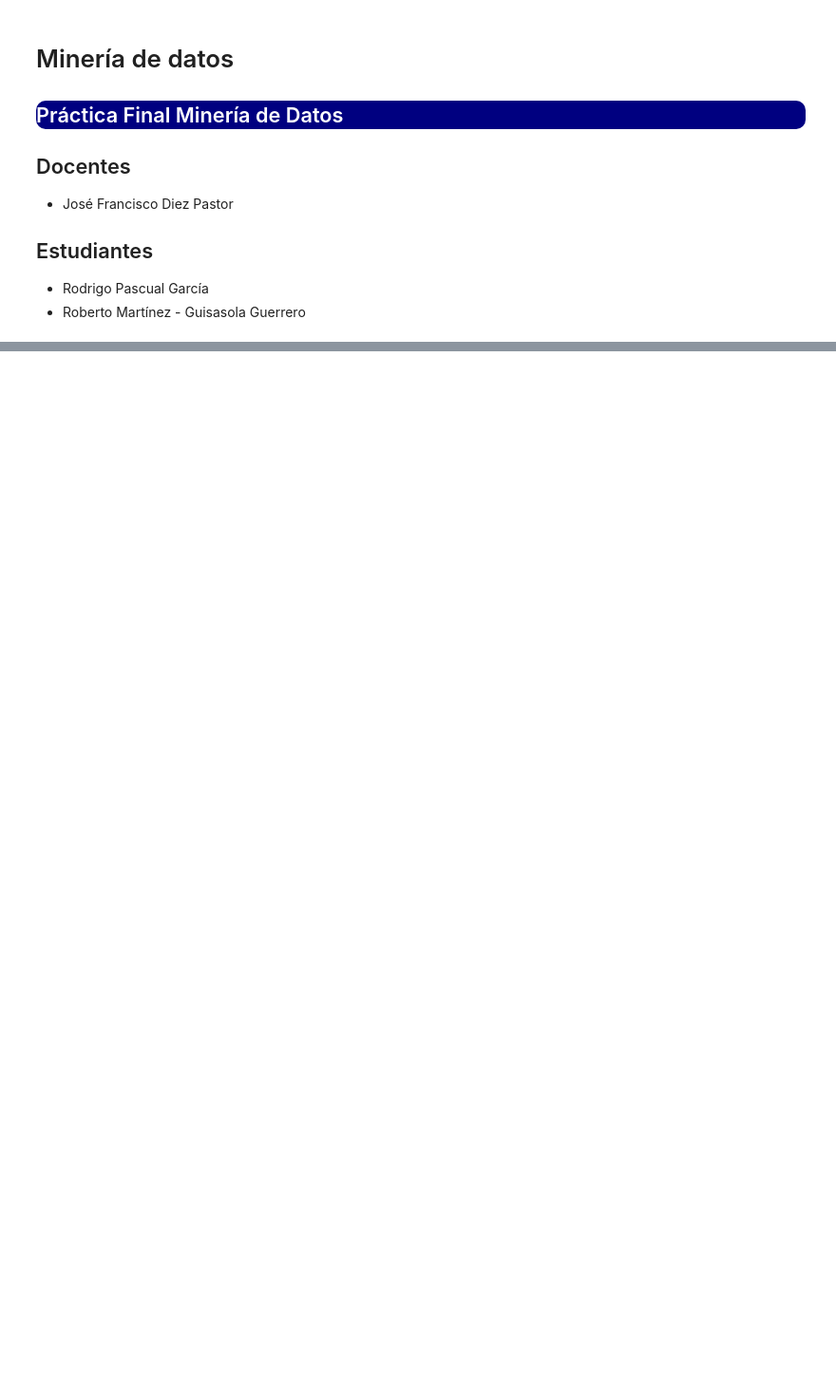
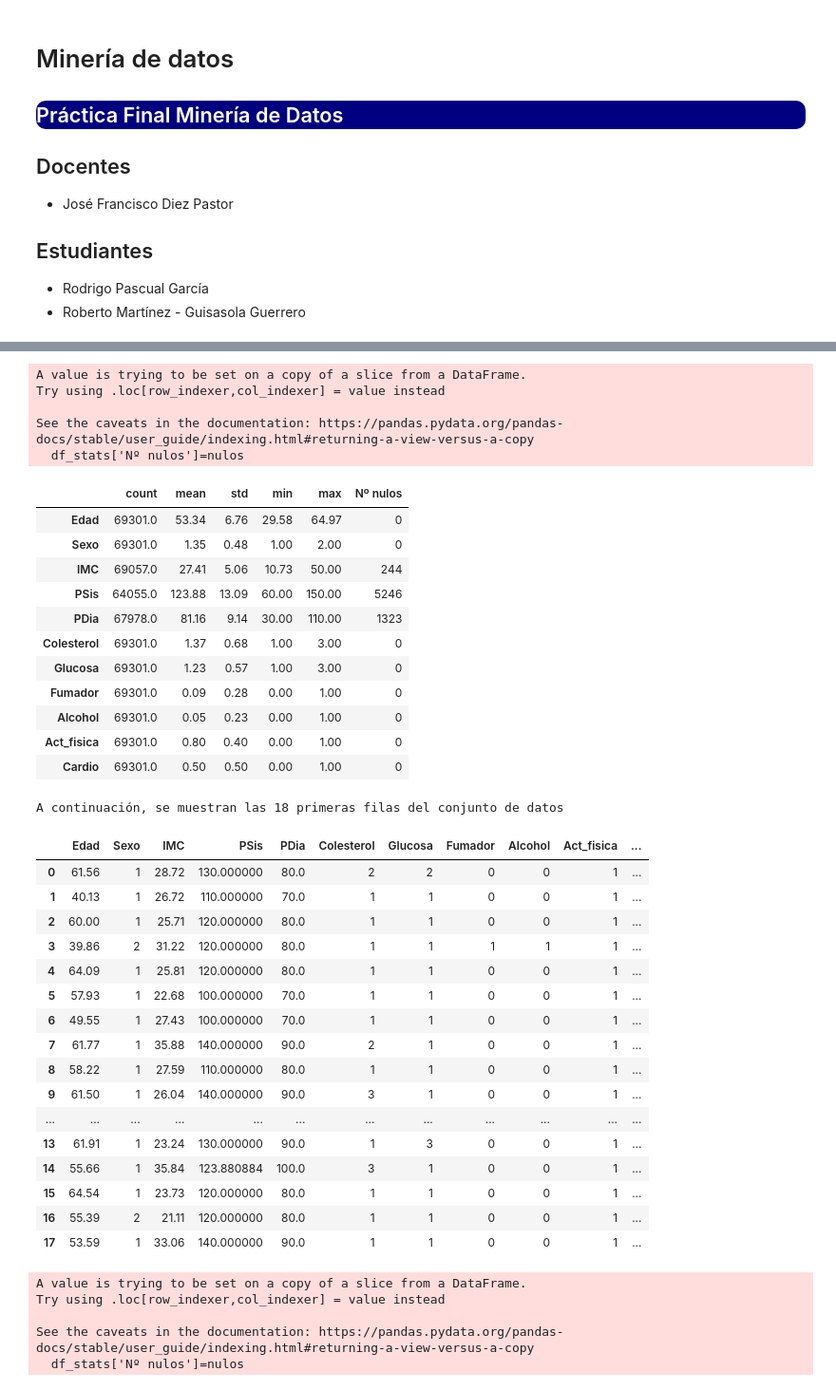
Before and after one commit to Robertoguisasola/Mineria, a Jupyter notebook: Entrega_Final.ipynb, the cells around one changed output, grey strips where cells are left out. Shown at 95% size. Drawn from its saved outputs; the diff is of its cells as text; code cells hidden in the pictures; blank space fills up the shorter version.

```diff
--- a/Entrega_Final.ipynb
+++ b/Entrega_Final.ipynb
@@ -206,0 +243,19 @@ En la columna gluc hay 58885 ejemplos de la clase 1, 5139 ejemplos de la clase 2
+# %%
+def mostrarEstadisticas(df, valores):
+    """
+    Muestra estadísticas básicas de un DataFrame.
+
+    Argumentos:
+    - df: DataFrame de pandas.
+    """
+    estadisticas = df.describe()
+    estadisticas = estadisticas.transpose()
+    df_stats = estadisticas[valores]
+    nulos = (df.isna()).sum()
+    df_stats['Nº nulos']=nulos
+    return round(df_stats,2)
+# %%
+columnas = ["Cardio", "Glucosa"]
+informacionColumnas(df, columnas)
+valoresEstadisticas = ['count', 'mean', 'std', 'min', 'max']
+mostrarEstadisticas(df, valoresEstadisticas)
@@ -206,0 +287,54 @@ En la columna gluc hay 58885 ejemplos de la clase 1, 5139 ejemplos de la clase 2
+# %%
+def eliminarMissings(df):
+    if (df.isna()).sum().sum() != 0:
+        #Recorremos los nombres de las columnas del dataframe
+        for i in df.columns:
+        #Para cada columna rellenamos los valores Na con la media de la columna
+            df[i].fillna(df[i].mean(skipna = True), inplace=True)
+    return df
+
+display(mostrarEstadisticas(df, valoresEstadisticas))
+df = eliminarMissings(df)
+mostrar_cabecera(df, 18)
+display(mostrarEstadisticas(df, valoresEstadisticas))
+# %% [output]
+A value is trying to be set on a copy of a slice from a DataFrame.
+Try using .loc[row_indexer,col_indexer] = value instead
+
+See the caveats in the documentation: https://pandas.pydata.org/pandas-docs/stable/user_guide/indexing.html#returning-a-view-versus-a-copy
+  df_stats['Nº nulos']=nulos
+|  | count | mean | std | min | max | Nº nulos |
+| Edad | 69301.0 | 53.34 | 6.76 | 29.58 | 64.97 | 0 |
+| Sexo | 69301.0 | 1.35 | 0.48 | 1.00 | 2.00 | 0 |
+| IMC | 69057.0 | 27.41 | 5.06 | 10.73 | 50.00 | 244 |
+| PSis | 64055.0 | 123.88 | 13.09 | 60.00 | 150.00 | 5246 |
+| PDia | 67978.0 | 81.16 | 9.14 | 30.00 | 110.00 | 1323 |
+| Colesterol | 69301.0 | 1.37 | 0.68 | 1.00 | 3.00 | 0 |
+| Glucosa | 69301.0 | 1.23 | 0.57 | 1.00 | 3.00 | 0 |
+| Fumador | 69301.0 | 0.09 | 0.28 | 0.00 | 1.00 | 0 |
+| Alcohol | 69301.0 | 0.05 | 0.23 | 0.00 | 1.00 | 0 |
+| Act_fisica | 69301.0 | 0.80 | 0.40 | 0.00 | 1.00 | 0 |
+| Cardio | 69301.0 | 0.50 | 0.50 | 0.00 | 1.00 | 0 |
+A continuación, se muestran las 18 primeras filas del conjunto de datos
+|  | Edad | Sexo | IMC | PSis | PDia | Colesterol | Glucosa | Fumador | Alcohol | Act_fisica | ... |
+| 0 | 61.56 | 1 | 28.72 | 130.000000 | 80.0 | 2 | 2 | 0 | 0 | 1 | ... |
+| 1 | 40.13 | 1 | 26.72 | 110.000000 | 70.0 | 1 | 1 | 0 | 0 | 1 | ... |
+| 2 | 60.00 | 1 | 25.71 | 120.000000 | 80.0 | 1 | 1 | 0 | 0 | 1 | ... |
+| 3 | 39.86 | 2 | 31.22 | 120.000000 | 80.0 | 1 | 1 | 1 | 1 | 1 | ... |
+| 4 | 64.09 | 1 | 25.81 | 120.000000 | 80.0 | 1 | 1 | 0 | 0 | 1 | ... |
+| 5 | 57.93 | 1 | 22.68 | 100.000000 | 70.0 | 1 | 1 | 0 | 0 | 1 | ... |
+| 6 | 49.55 | 1 | 27.43 | 100.000000 | 70.0 | 1 | 1 | 0 | 0 | 1 | ... |
+| 7 | 61.77 | 1 | 35.88 | 140.000000 | 90.0 | 2 | 1 | 0 | 0 | 1 | ... |
+| 8 | 58.22 | 1 | 27.59 | 110.000000 | 80.0 | 1 | 1 | 0 | 0 | 1 | ... |
+| 9 | 61.50 | 1 | 26.04 | 140.000000 | 90.0 | 3 | 1 | 0 | 0 | 1 | ... |
+| ... | ... | ... | ... | ... | ... | ... | ... | ... | ... | ... | ... |
+| 13 | 61.91 | 1 | 23.24 | 130.000000 | 90.0 | 1 | 3 | 0 | 0 | 1 | ... |
+| 14 | 55.66 | 1 | 35.84 | 123.880884 | 100.0 | 3 | 1 | 0 | 0 | 1 | ... |
+| 15 | 64.54 | 1 | 23.73 | 120.000000 | 80.0 | 1 | 1 | 0 | 0 | 1 | ... |
+| 16 | 55.39 | 2 | 21.11 | 120.000000 | 80.0 | 1 | 1 | 0 | 0 | 1 | ... |
+| 17 | 53.59 | 1 | 33.06 | 140.000000 | 90.0 | 1 | 1 | 0 | 0 | 1 | ... |
+A value is trying to be set on a copy of a slice from a DataFrame.
+Try using .loc[row_indexer,col_indexer] = value instead
+
+See the caveats in the documentation: https://pandas.pydata.org/pandas-docs/stable/user_guide/indexing.html#returning-a-view-versus-a-copy
+  df_stats['Nº nulos']=nulos
```
Also changed, not shown: parts of 13 cells of this notebook.
